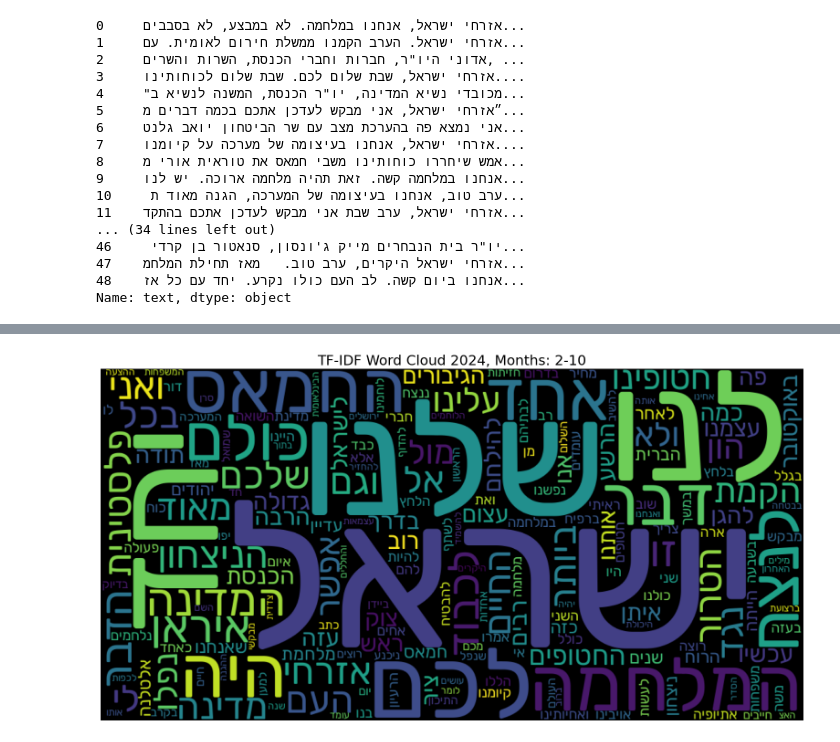
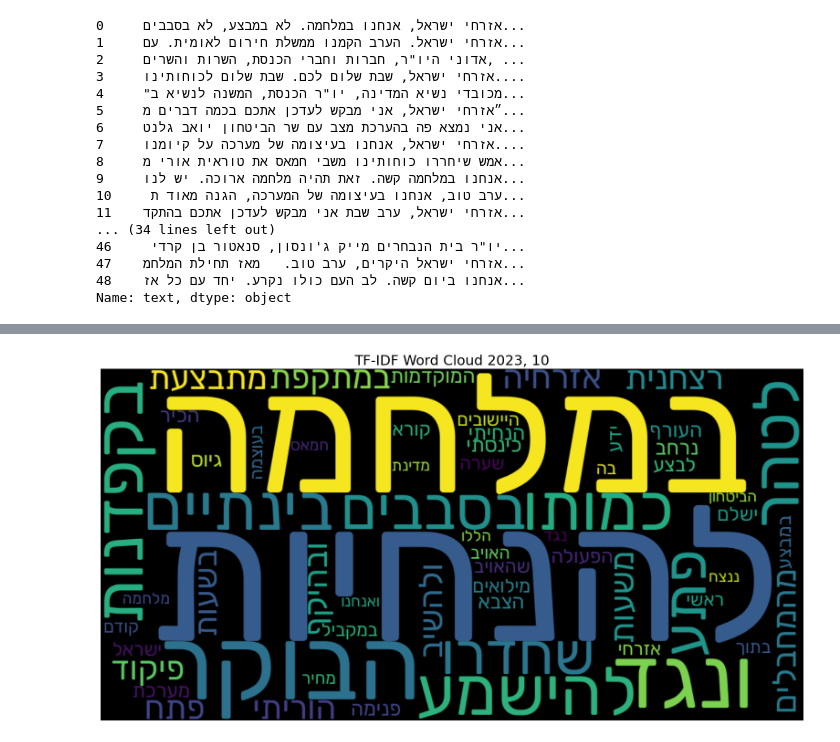
Before and after one commit to ErezLavi/hw3-nlp, a Jupyter notebook: hw3.ipynb, the cells around one changed output, grey strips where cells are left out. Cells and saved outputs as stored; diff of their text form; code cells hidden in the pictures.

```diff
--- a/hw3.ipynb
+++ b/hw3.ipynb
@@ -107,20 +109,13 @@ heb_stopwords = [
 def reverse_hebrew_words(word_list):
     return {word[::-1]: score for word, score in word_list.items()}
 # %%
-def get_tfidf_scores_by_period(df, year, start_month=None, end_month=None, stopwords=None):
-    year_documents  = df[df['year'] == year]
-    if start_month and end_month:
-        year_documents = year_documents[(year_documents['date'].dt.month >= start_month) &
-                                        (year_documents['date'].dt.month <= end_month)]
-    # get the min and max index of year_documents
-    min_index = year_documents.index.min()
-    max_index = year_documents.index.max()
+def get_tfidf_scores_by_doc(df, doc_index, stopwords=None):
     # fit the TF-IDF vectorizer
     vectorizer = TfidfVectorizer(stop_words=stopwords)
     tfidf_matrix = vectorizer.fit_transform(df['text'])
     # Extract words and their TF-IDF scores
     feature_names = vectorizer.get_feature_names_out()
-    tfidf_scores = tfidf_matrix[min_index:max_index].sum(axis=0).A1
+    tfidf_scores = tfidf_matrix[doc_index].sum(axis=0).A1
 
     tfidf_df = pd.DataFrame({
         'word': feature_names,
@@ -131,5 +143,5 @@ def get_tfidf_scores_by_period(df, year, start_month=None, end_month=None, stopw
 # %%
-def plot_wordcloud_from_scores(word_scores, year=None, start_month=None, end_month=None, font_path='Rubik-Regular.ttf'):
+def plot_wordcloud_from_scores(word_scores, year=None, month=None, font_path='Rubik-Regular.ttf'):
     if not word_scores:
         print("No words to display.")
         return
@@ -142,10 +154,10 @@ def plot_wordcloud_from_scores(word_scores, year=None, start_month=None, end_mon
         width=1000,
         height=500,
     ).generate_from_frequencies(reverse_scores)
-    months = f", Months: {start_month}-{end_month}" if start_month and end_month else ""
+    month = f", {month}" if month else ""
 
     plt.figure(figsize=(20, 10))
     plt.imshow(wordcloud, interpolation='bilinear')
     plt.axis('off')
-    plt.title(f"TF-IDF Word Cloud {year}{months}", fontsize=22)
+    plt.title(f"TF-IDF Word Cloud {year}{month}", fontsize=22)
     plt.show()
@@ -160,8 +164,7 @@ plot_wordcloud_from_scores(tf_idf_scores, 2024)
-# %%
-# filter by months
-start_month = 2
-end_month = 10
-tf_idf_scores_by_month = get_tfidf_scores_by_period(filtered_bibi_df, 2024, start_month, end_month, heb_stopwords)
-plot_wordcloud_from_scores(tf_idf_scores_by_month, 2024, start_month, end_month)
-# %% [output]
-[figure, removed]
+# %%
+# By Document (0-48)
+doc_index = 0
+bibi_doc_scores = get_tfidf_scores_by_doc(filtered_bibi_df, doc_index, heb_stopwords)
+plot_wordcloud_from_scores(bibi_doc_scores, filtered_bibi_df['year'][doc_index], filtered_bibi_df['month'][doc_index])
+# %% [output]
+[figure, added]
```
Also changed, not shown: parts of 4 cells of this notebook.
